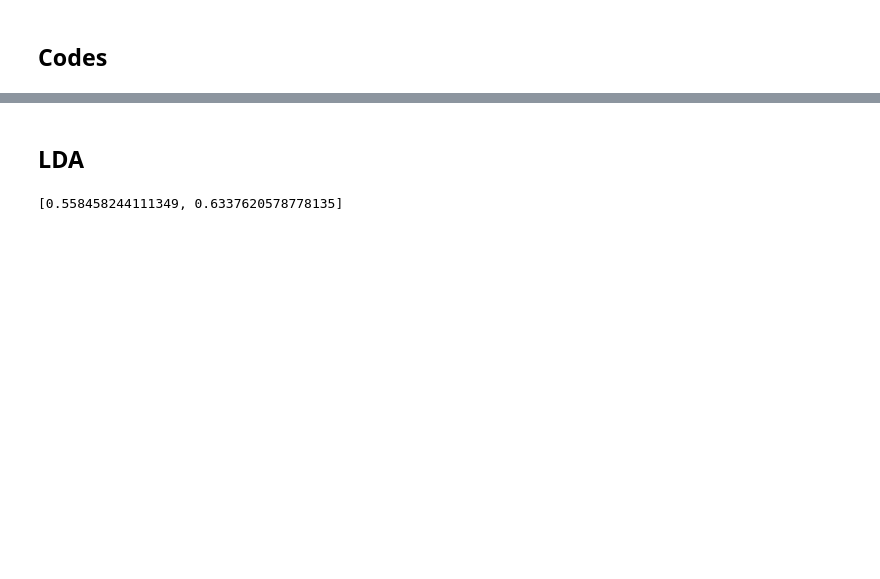
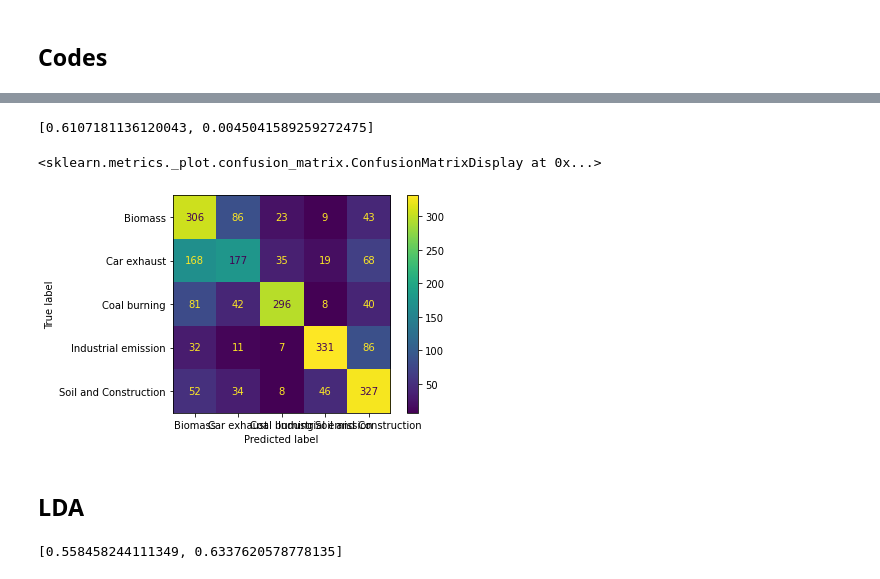
Before and after one commit to gbland0725/PMSources, a Jupyter notebook: src/examplepackage/Comparingsupervisedmodels5_classes.ipynb, the cells around one changed output, grey strips where cells are left out. Saved outputs shown, nothing was run; the diff lists cells and outputs as text; code cells hidden in the pictures; blank space fills up the shorter version.

```diff
--- a/src/examplepackage/Comparingsupervisedmodels5_classes.ipynb
+++ b/src/examplepackage/Comparingsupervisedmodels5_classes.ipynb
@@ -432,3 +430,13 @@ print([clf.score(Test_codes, TestLabels), clf.score(Train_codes, TrainLabels)])
+# %%
+score = cross_val_score(GradientBoostingClassifier(), Train_codes, TrainLabels, cv = 5)
+print([score.mean(), score.std()])
+# %% [output]
+[0.6107181136120043, 0.0045041589259272475]
+# %%
+plot_confusion_matrix(clf, Test_codes, TestLabels)
+# %% [output]
+<sklearn.metrics._plot.confusion_matrix.ConfusionMatrixDisplay at 0x...>
+[figure, added]
 # %% [markdown]
 ## LDA
 # %%
```
Also changed, not shown: parts of 28 cells of this notebook, 1 other file.
